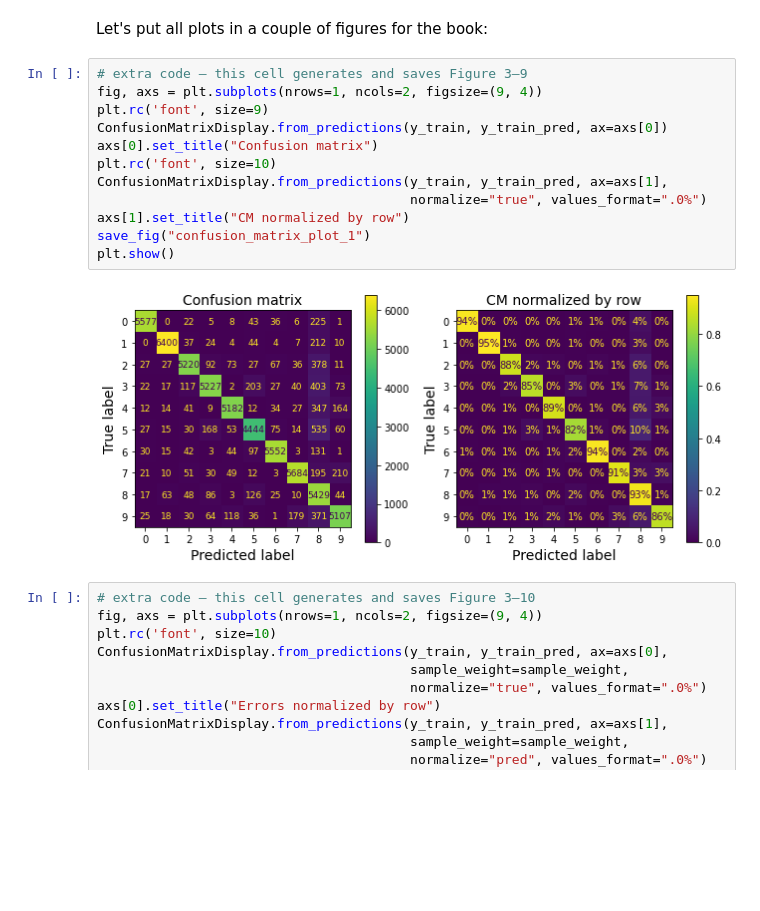
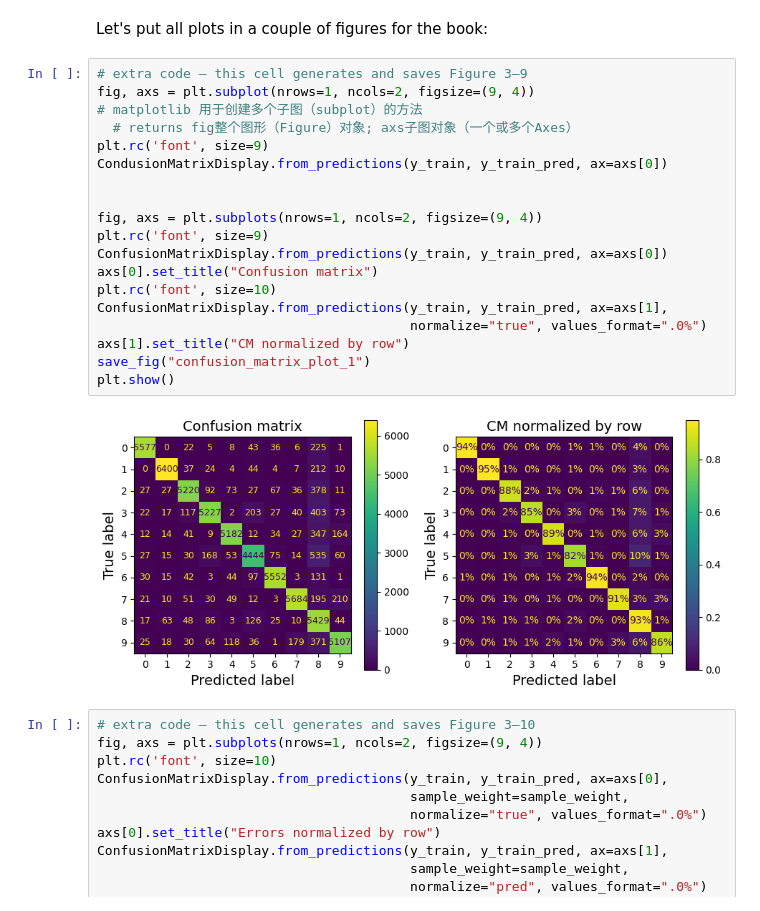
Before and after one commit to Renee0330/bob_study_allFiles, a Jupyter notebook: 03_classification.ipynb, the cells around one changed output. Saved outputs shown, nothing was run; the diff lists cells and outputs as text; blank space fills up the shorter version.

```diff
--- a/03_classification.ipynb
+++ b/03_classification.ipynb
@@ -651,18 +678,25 @@ plt.show()
 Let's put all plots in a couple of figures for the book:
 # %%
 # extra code – this cell generates and saves Figure 3–9
+fig, axs = plt.subplot(nrows=1, ncols=2, figsize=(9, 4))
+# matplotlib 用于创建多个子图（subplot）的方法
+  # returns fig整个图形（Figure）对象; axs子图对象（一个或多个Axes）
+plt.rc('font', size=9)
+CondusionMatrixDisplay.from_predictions(y_train, y_train_pred, ax=axs[0])
+
+
 fig, axs = plt.subplots(nrows=1, ncols=2, figsize=(9, 4))
 plt.rc('font', size=9)
 ConfusionMatrixDisplay.from_predictions(y_train, y_train_pred, ax=axs[0])
 axs[0].set_title("Confusion matrix")
 plt.rc('font', size=10)
 ConfusionMatrixDisplay.from_predictions(y_train, y_train_pred, ax=axs[1],
                                         normalize="true", values_format=".0%")
 axs[1].set_title("CM normalized by row")
 save_fig("confusion_matrix_plot_1")
 plt.show()
 # %% [output]
-[figure, old version]
+[figure, new version]
 # %%
 # extra code – this cell generates and saves Figure 3–10
 fig, axs = plt.subplots(nrows=1, ncols=2, figsize=(9, 4))
```
Also changed, not shown: parts of 16 cells of this notebook.
